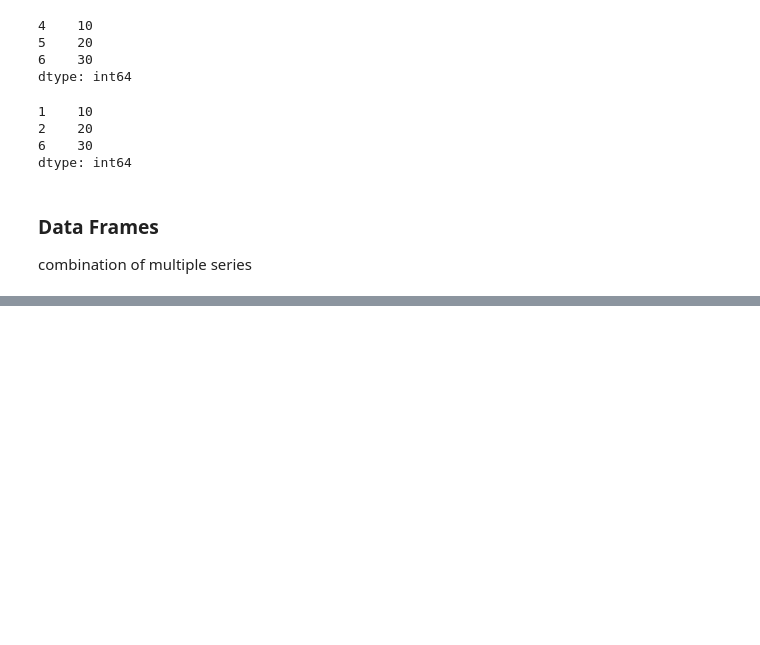
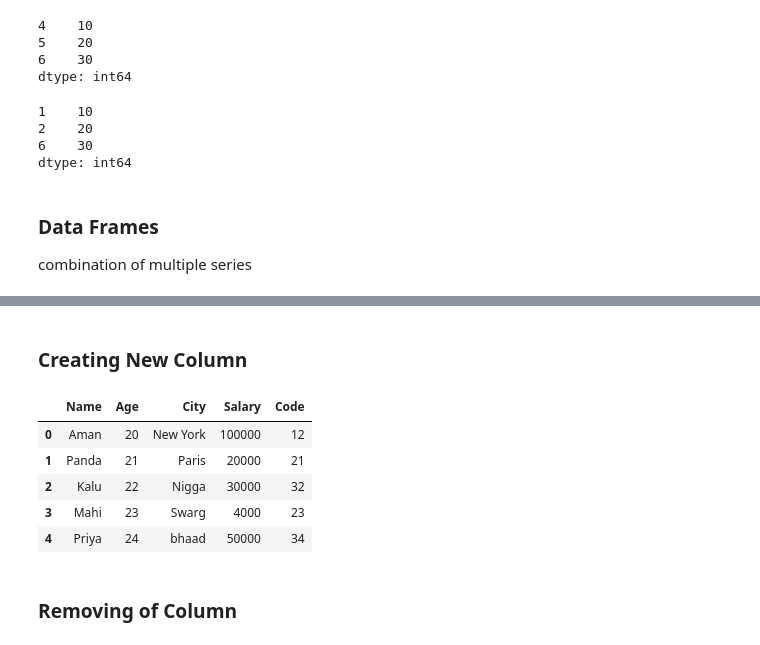
Before and after one commit to amanjeetkumar22/python_practice-, a Jupyter notebook: panda/basics/first.ipynb, the cells around one changed output, grey strips where cells are left out. Drawn from its saved outputs; the diff is of its cells as text; code cells hidden in the pictures; blank space fills up the shorter version.

```diff
--- a/panda/basics/first.ipynb
+++ b/panda/basics/first.ipynb
@@ -43,0 +67,13 @@ data ={
+# %%
+data_list=[
+     ['Aman' ,20 ,'New York' , 100000],
+    ['Panda' ,21 ,'Paris'  ,20000],
+    [ 'Kalu'  ,22  ,'Nigga', 30000],
+    ['Mahi'  ,23  ,'Swarg' ,4000],
+   [ 'Priya' ,24  ,'bhaad' ,50000]
+]
+
+# pd.DataFrame(data_list)
+d_list=pd.DataFrame(data_list)
+d_list
+# print(d_list)
@@ -43,0 +87,5 @@ data ={
+# %%
+# to set column name
+colm=["Name","Age","City","Salary"]
+d_l=pd.DataFrame(data_list,columns=colm)
+d_l
@@ -43,0 +119,14 @@ data ={
+# %% [markdown]
+### Creating New Column
+# %%
+d_l['Code']=[12,21,32,23,34]
+d_l
+# %% [output]
+|  | Name | Age | City | Salary | Code |
+| 0 | Aman | 20 | New York | 100000 | 12 |
+| 1 | Panda | 21 | Paris | 20000 | 21 |
+| 2 | Kalu | 22 | Nigga | 30000 | 32 |
+| 3 | Mahi | 23 | Swarg | 4000 | 23 |
+| 4 | Priya | 24 | bhaad | 50000 | 34 |
+# %% [markdown]
+### Removing of Column
```
Also changed, not shown: parts of 31 cells of this notebook, 3 other files.
